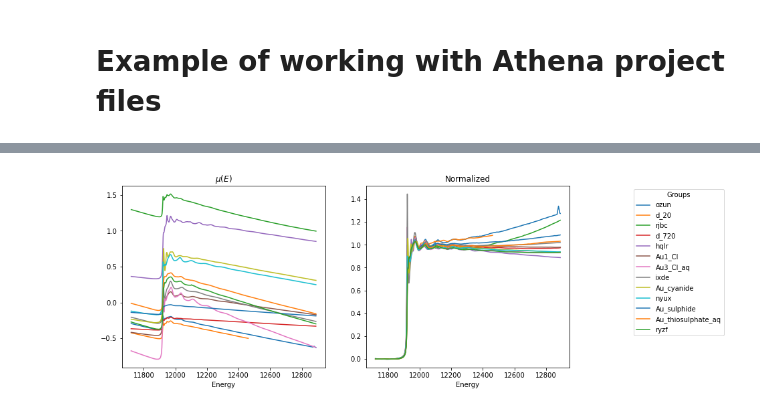
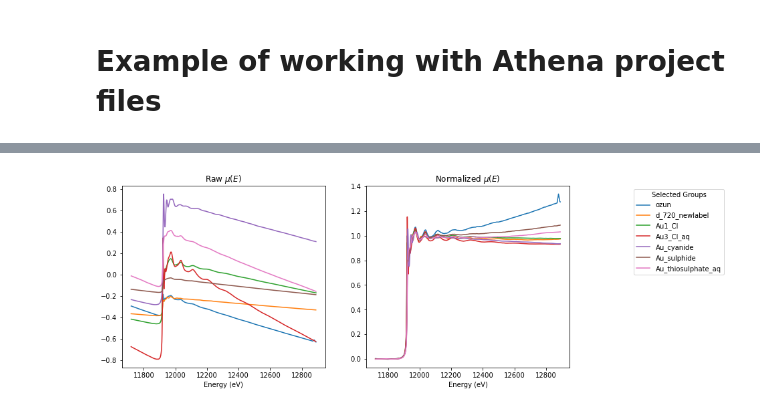
Before and after one commit to xraypy/xraylarch, a Jupyter notebook: examples/Jupyter/IO_Athena_project.ipynb, the cells around one changed output, grey strips where cells are left out. Cells and saved outputs as stored; diff of their text form; code cells hidden in the pictures.

Commit message:
example of usage

```diff
--- a/examples/Jupyter/IO_Athena_project.ipynb
+++ b/examples/Jupyter/IO_Athena_project.ipynb
@@ -31,8 +52,9 @@ aprj
 # %%
-# the selection of a group can be controlled with the "Flag" attribute
-aprj.d_2_42.flag = 0
-aprj.d_4_73.flag = 0
-aprj.d_7_03.flag = 0
-aprj._athena_groups['d_9_33'].flag = 0 # accessible also as dictionary
+# the selection of a group can be controlled with the "sel" attribute
+aprj.d_2_42.sel = 0
+aprj.d_4_73.sel = 0
+aprj.d_7_03.sel = 0
+aprj.groups['d_9_33'].sel = 0 # accessible also as dictionary
+aprj.groups['ryzf'].sel = 0
 aprj
 # %% [output]
@@ -69,22 +117,23 @@ Group 0x7f13e7e936d0
 # %%
-# example of how to iterate over the groups: normalize and plot
+# example of how to iterate over selected Groups: normalize and plot
 
 import matplotlib.pyplot as plt
 from larch.xafs import pre_edge
 
 fig, axs = plt.subplots(ncols=2, nrows=1, figsize=(12, 5))
-for name, grp in aprj._athena_groups.items():
-    if grp.flag == 0:
+for name, grp in aprj.groups.items():
+    if grp.sel == 0:
+        # skip not selected Groups
         continue
     pre_edge(grp.energy, grp.mu, group=grp)
     ax = axs[0]
     ax.plot(grp.energy, grp.mu, label=name)
-    ax.set_title(r"$\mu(E)$")
-    ax.set_xlabel("Energy")
+    ax.set_title(r"Raw $\mu(E)$")
+    ax.set_xlabel("Energy (eV)")
     ax = axs[1]
     ax.plot(grp.energy, grp.norm, label=name)
-    ax.set_title("Normalized")
-    ax.set_xlabel("Energy")
-    ax.legend(title="Groups", bbox_to_anchor=(1.3, 1))
+    ax.set_title("Normalized $\mu(E)$")
+    ax.set_xlabel("Energy (eV)")
+    ax.legend(title="Selected Groups", bbox_to_anchor=(1.3, 1))
 # %% [output]
-[figure, old version]
+[figure, new version]
```
Also changed, not shown: parts of 6 cells of this notebook.
